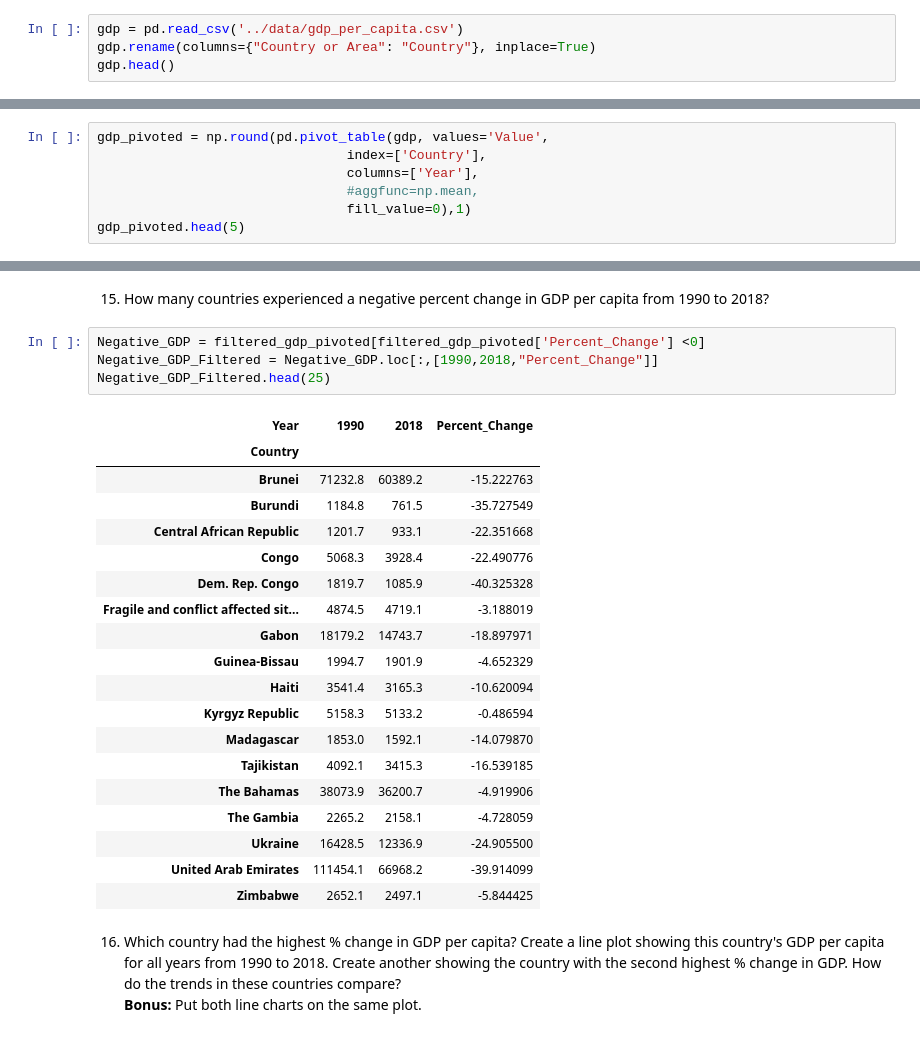
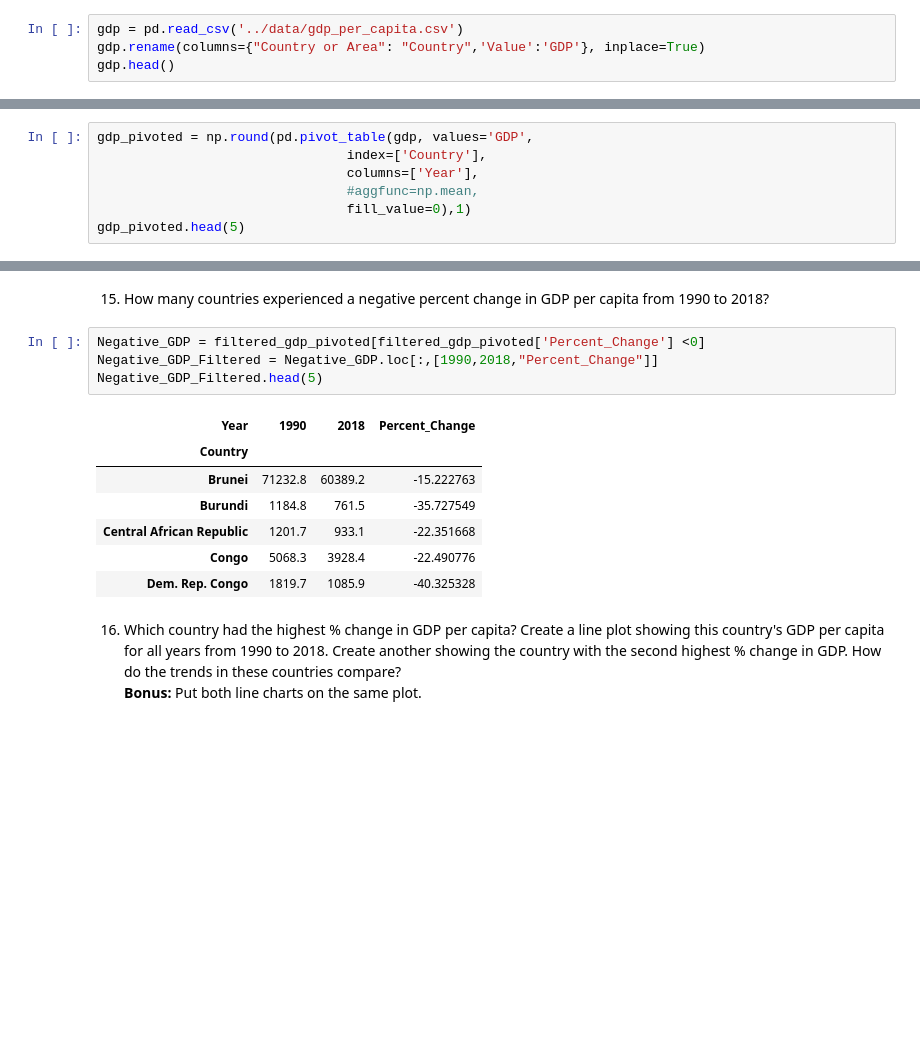
Before and after one commit to nss-data-science-cohort-7/un-exploration-JEFFDAVISJR, a Jupyter notebook: notebooks/UN_Data_Exploration.ipynb, the cells around one changed output, grey strips where cells are left out. Saved outputs shown, nothing was run; the diff lists cells and outputs as text; blank space fills up the shorter version.

```diff
--- a/notebooks/UN_Data_Exploration.ipynb
+++ b/notebooks/UN_Data_Exploration.ipynb
@@ -25,6 +25,6 @@ import seaborn as sns
 4.	Using the pandas `read_csv()` function, read the GDP dataset into your notebook as a DataFrame called `gdp_df`. After reading it in, inspect the first 10 rows and then inspect the last 10 rows.
 # %%
 gdp = pd.read_csv('../data/gdp_per_capita.csv')
-gdp.rename(columns={"Country or Area": "Country"}, inplace=True)
+gdp.rename(columns={"Country or Area": "Country",'Value':'GDP'}, inplace=True)
 gdp.head()
 # %% [output]
@@ -173,7 +173,7 @@ gdp_2018.nsmallest(5, 'Value')
 # %% [markdown]
 13. Now, return to the full dataset, `gdp_df`. Pivot the data for 1990 and 2018 (using the pandas `.pivot_table()` method or another method) so that each row corresponds to a country, each column corresponds to a year, and the values in the table give the GDP_Per_Capita amount. Drop any rows that are missing values for either 1990 or 2018. Save the result to a dataframe named `gdp_pivoted`.
 # %%
-gdp_pivoted = np.round(pd.pivot_table(gdp, values='Value',
+gdp_pivoted = np.round(pd.pivot_table(gdp, values='GDP',
                                 index=['Country'],
                                 columns=['Year'],
                                 #aggfunc=np.mean,
@@ -239,27 +239,15 @@ See the caveats in the documentation: https://pandas.pydata.org/pandas-docs/stab
 # %%
 Negative_GDP = filtered_gdp_pivoted[filtered_gdp_pivoted['Percent_Change'] <0]
 Negative_GDP_Filtered = Negative_GDP.loc[:,[1990,2018,"Percent_Change"]]
-Negative_GDP_Filtered.head(25)
+Negative_GDP_Filtered.head(5)
 # %% [output]
 | Year | 1990 | 2018 | Percent_Change |
 | Country |  |  |  |
 | Brunei | 71232.8 | 60389.2 | -15.222763 |
 | Burundi | 1184.8 | 761.5 | -35.727549 |
 | Central African Republic | 1201.7 | 933.1 | -22.351668 |
 | Congo | 5068.3 | 3928.4 | -22.490776 |
 | Dem. Rep. Congo | 1819.7 | 1085.9 | -40.325328 |
-| Fragile and conflict affected sit... | 4874.5 | 4719.1 | -3.188019 |
-| Gabon | 18179.2 | 14743.7 | -18.897971 |
-| Guinea-Bissau | 1994.7 | 1901.9 | -4.652329 |
-| Haiti | 3541.4 | 3165.3 | -10.620094 |
-| Kyrgyz Republic | 5158.3 | 5133.2 | -0.486594 |
-| Madagascar | 1853.0 | 1592.1 | -14.079870 |
-| Tajikistan | 4092.1 | 3415.3 | -16.539185 |
-| The Bahamas | 38073.9 | 36200.7 | -4.919906 |
-| The Gambia | 2265.2 | 2158.1 | -4.728059 |
-| Ukraine | 16428.5 | 12336.9 | -24.905500 |
-| United Arab Emirates | 111454.1 | 66968.2 | -39.914099 |
-| Zimbabwe | 2652.1 | 2497.1 | -5.844425 |
 # %% [markdown]
 16. Which country had the highest % change in GDP per capita? Create a line plot showing this country's GDP per capita for all years from 1990 to 2018. Create another showing the country with the second highest % change in GDP. How do the trends in these countries compare?
 **Bonus:** Put both line charts on the same plot.
```
Also changed, not shown: parts of 27 cells of this notebook.
